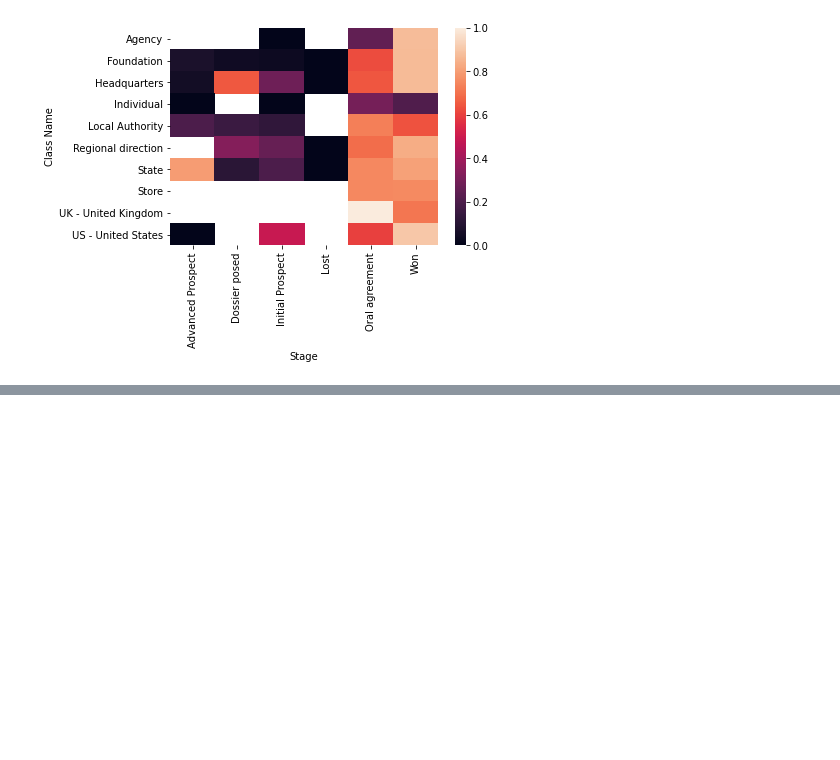
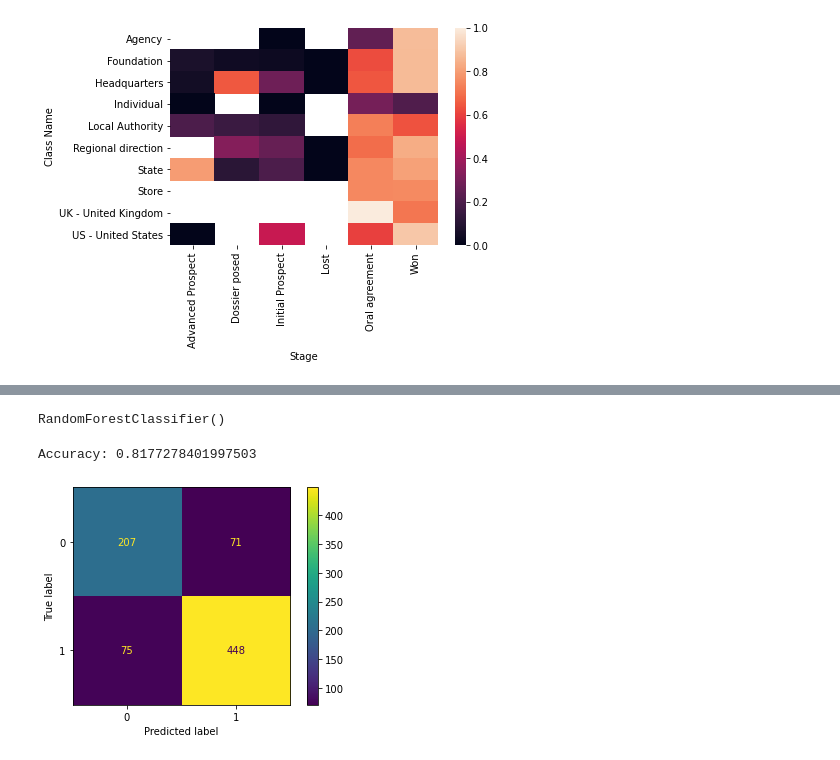
Before and after one commit to dfgparis23/Team-2, a Jupyter notebook: Analytics_Business_Account.ipynb, the cells around one changed output, grey strips where cells are left out. Drawn from its saved outputs; the diff is of its cells as text; code cells hidden in the pictures; blank space fills up the shorter version.

```diff
--- a/Analytics_Business_Account.ipynb
+++ b/Analytics_Business_Account.ipynb
@@ -199,0 +208,20 @@ OP_BA.head()
+# %%
+X_train, X_test, y_train, y_test = train_test_split(X, y, test_size=0.2)
+# %%
+rf = RandomForestClassifier()
+rf.fit(X_train, y_train)
+# %% [output]
+RandomForestClassifier()
+# %%
+y_pred = rf.predict(X_test)
+# %%
+accuracy = accuracy_score(y_test, y_pred)
+print("Accuracy:", accuracy)
+# %% [output]
+Accuracy: 0.8177278401997503
+# %%
+cm = confusion_matrix(y_test, y_pred)
+# %%
+ConfusionMatrixDisplay(confusion_matrix=cm).plot();
+# %% [output]
+[figure, added]
```
Also changed, not shown: parts of 7 cells of this notebook.
